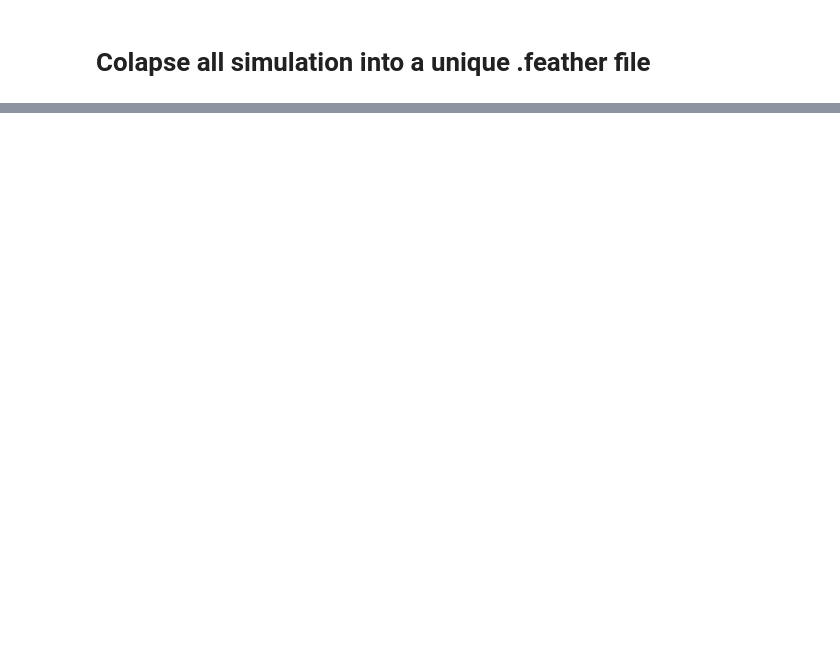
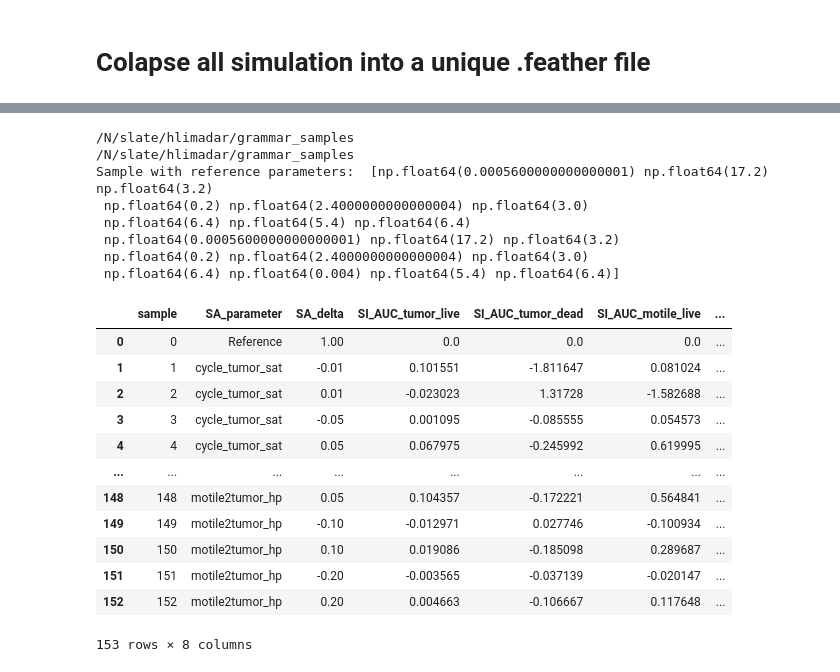
Before and after one commit to PhysiCell-Models/grammar_samples, a Jupyter notebook: Sensitivity_Analysis/SA_script_ex1.ipynb, the cells around one changed output, grey strips where cells are left out. Drawn from its saved outputs; the diff is of its cells as text; code cells hidden in the pictures; blank space fills up the shorter version.

```diff
--- a/Sensitivity_Analysis/SA_script_ex1.ipynb
+++ b/Sensitivity_Analysis/SA_script_ex1.ipynb
@@ -346,0 +167,68 @@ plt.show()
+# %%
+import os
+
+print(os.getcwd())
+# Change the directory
+os.chdir("/N/slate/hlimadar/grammar_samples")
+print(os.getcwd())
+
+sample_ref = 0 # Sample with reference parameters
+print('Sample with reference parameters: ', df_summary.iloc[sample_ref][params_list].values)
+
+# Calculate the sensitivity index
+QoIs_list = ['AUC_tumor_live', 'AUC_tumor_dead', 'AUC_motile_live', 'AUC_motile_dead', 'Wasserstein_dist']
+# Function to calculate SI using
+def calculate_SI_multiple():
+    sensitivity_index = {}
+    # Calculate the delta of parameters
+    non_zero_values = []; non_zero_params= []
+    relative_change_params = (df_summary[params_list] - df_summary.iloc[sample_ref][params_list].values) / np.where(df_summary.iloc[sample_ref][params_list].values != 0, df_summary.iloc[sample_ref][params_list].values, 1)
+    for index, row in relative_change_params.iterrows():
+        # First index is the reference sample - include the value 1 and skip it
+        if index == sample_ref: non_zero_values.append(1); non_zero_params.append('Reference'); continue
+        # Get the non-zero values in the row
+        non_zero_row_values = row[row != 0.0]
+        # Check if there is exactly one non-zero value
+        if len(non_zero_row_values) == 1: non_zero_values.append(non_zero_row_values.iloc[0])
+        else: raise ValueError(f"Row {index} contains more than one non-zero value or all values are zero. Non zero: {non_zero_row_values} - Row: {row.values}")
+        # Parameter name with non-zero value
+        non_zero_params.append(non_zero_row_values.index[0])
+    relative_change_params_1d = pd.DataFrame(non_zero_values, columns=['NonZeroValues'])
+    sensitivity_index['SA_parameter'] = np.array(non_zero_params)
+    sensitivity_index['SA_delta'] = relative_change_params_1d.to_numpy()[:,0]
+    # Calculate the delta of QoIs
+    relative_change_qois = (df_summary[QoIs_list] - df_summary.iloc[sample_ref][QoIs_list].values) / np.where(df_summary.iloc[sample_ref][QoIs_list].values != 0, df_summary.iloc[sample_ref][QoIs_list].values, 1)
+    for id_qoi, qoi in enumerate(QoIs_list):
+        sensitivity_index[f'SI_{qoi}'] = relative_change_qois.to_numpy()[:,id_qoi]/sensitivity_index['SA_delta']
+
+    # Change the delta of reference value to 0
+    sensitivity_index.iloc[0]['SA_delta'] = 0
+    return pd.DataFrame(sensitivity_index)
+
+# Group by 'Sample_ID' then calculate AUC for each QOI - row dimension of samples
+df_SI = calculate_SI_multiple() # calculate the AUC for each QOI
+df_summary = pd.concat([df_summary['sample'], df_SI], axis=1)
+
+df_summary
+# %% [output]
+/N/slate/hlimadar/grammar_samples
+/N/slate/hlimadar/grammar_samples
+Sample with reference parameters:  [np.float64(0.0005600000000000001) np.float64(17.2) np.float64(3.2)
+ np.float64(0.2) np.float64(2.4000000000000004) np.float64(3.0)
+ np.float64(6.4) np.float64(5.4) np.float64(6.4)
+ np.float64(0.0005600000000000001) np.float64(17.2) np.float64(3.2)
+ np.float64(0.2) np.float64(2.4000000000000004) np.float64(3.0)
+ np.float64(6.4) np.float64(0.004) np.float64(5.4) np.float64(6.4)]
+|  | sample | SA_parameter | SA_delta | SI_AUC_tumor_live | SI_AUC_tumor_dead | SI_AUC_motile_live | ... |
+| 0 | 0 | Reference | 1.00 | 0.0 | 0.0 | 0.0 | ... |
+| 1 | 1 | cycle_tumor_sat | -0.01 | 0.101551 | -1.811647 | 0.081024 | ... |
+| 2 | 2 | cycle_tumor_sat | 0.01 | -0.023023 | 1.31728 | -1.582688 | ... |
+| 3 | 3 | cycle_tumor_sat | -0.05 | 0.001095 | -0.085555 | 0.054573 | ... |
+| 4 | 4 | cycle_tumor_sat | 0.05 | 0.067975 | -0.245992 | 0.619995 | ... |
+| ... | ... | ... | ... | ... | ... | ... | ... |
+| 148 | 148 | motile2tumor_hp | 0.05 | 0.104357 | -0.172221 | 0.564841 | ... |
+| 149 | 149 | motile2tumor_hp | -0.10 | -0.012971 | 0.027746 | -0.100934 | ... |
+| 150 | 150 | motile2tumor_hp | 0.10 | 0.019086 | -0.185098 | 0.289687 | ... |
+| 151 | 151 | motile2tumor_hp | -0.20 | -0.003565 | -0.037139 | -0.020147 | ... |
+| 152 | 152 | motile2tumor_hp | 0.20 | 0.004663 | -0.106667 | 0.117648 | ... |
+153 rows × 8 columns
```
Also changed, not shown: parts of 13 cells of this notebook, 1 other file.
